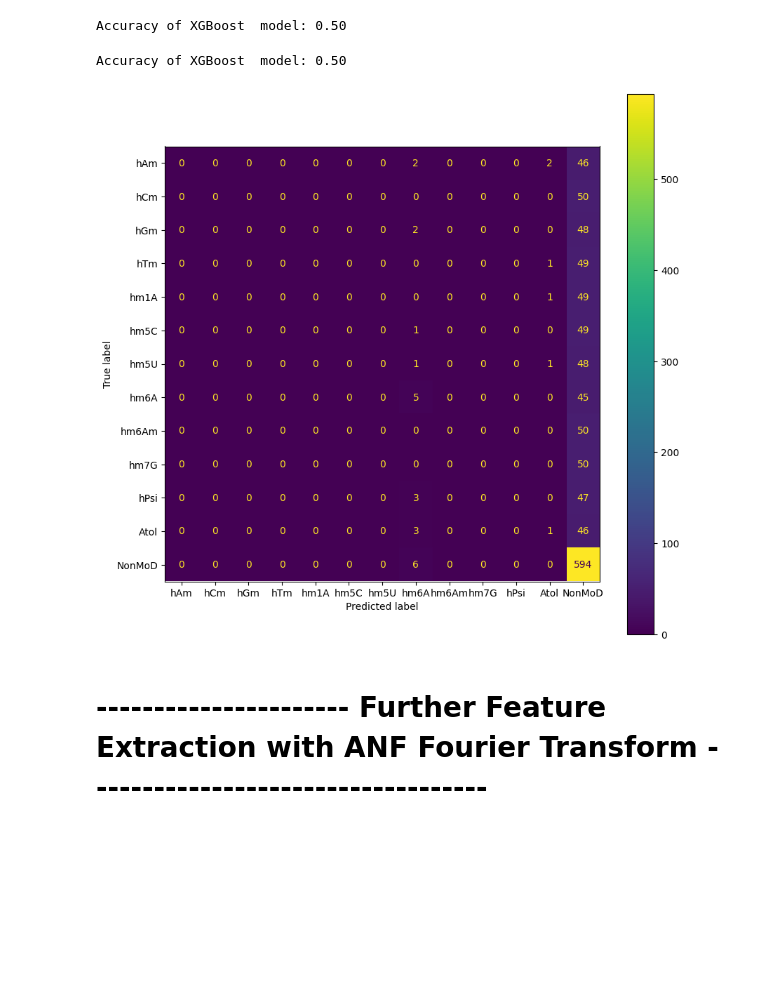
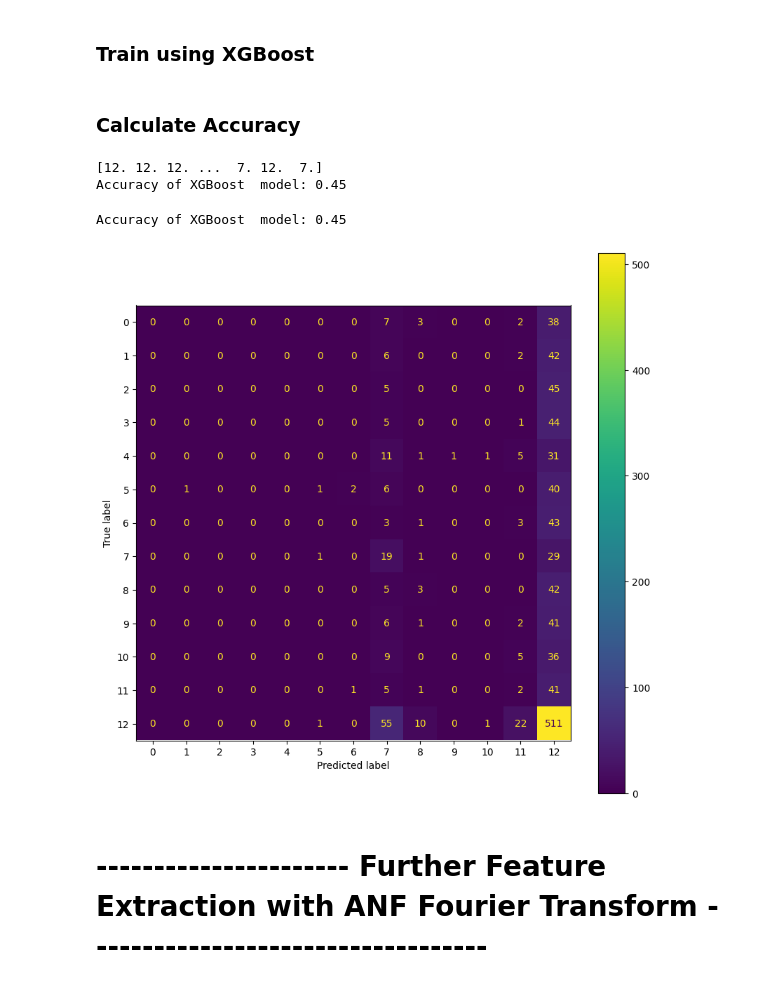
Before and after one commit to shashivish/RNA-ModX, a Jupyter notebook: RNAModXApp/notebooks/model_building/XGBoost_ANF_FeatureExtraction.ipynb, the cells around one changed output. Drawn from its saved outputs; the diff is of its cells as text; code cells hidden in the pictures; blank space fills up the shorter version.

Commit message:
Updated XGBoost Code

```diff
--- a/RNAModXApp/notebooks/model_building/XGBoost_ANF_FeatureExtraction.ipynb
+++ b/RNAModXApp/notebooks/model_building/XGBoost_ANF_FeatureExtraction.ipynb
@@ -93,0 +106,11 @@ XGBoostError: [09:57:31] C:\buildkite-agent\builds\buildkite-windows-cpu-autosca
+# %%
+#Code Reference : https://github.com/dmlc/xgboost/blob/master/demo/multiclass_classification/train.py
+x_train= x_train_encoded.tolist()
+y_train = y_train_original
+
+from imblearn.over_sampling import SMOTE
+sm = SMOTE(random_state=42)
+x_res, y_res = sm.fit_resample(x_train, y_train)
+
+
+print(y_res.value_counts())
@@ -93,0 +132,2 @@ XGBoostError: [09:57:31] C:\buildkite-agent\builds\buildkite-windows-cpu-autosca
+# %% [markdown]
+### Train using XGBoost
@@ -94,52 +151,37 @@ XGBoostError: [09:57:31] C:\buildkite-agent\builds\buildkite-windows-cpu-autosca
+# %% [markdown]
+### Calculate Accuracy
 # %%
+y_test=  y_test_raw.apply(decode_y , axis=1)
 
 x_test = encode_x(x_test_raw).tolist()
-y_test = encode_y(y_test_raw).tolist()
+xg_test = xgb.DMatrix(x_test, label=y_test)
 
-y_pred = clf.predict(x_test)
+#y_test = encode_y(y_test_raw).tolist()
+
+y_pred = bst.predict(xg_test)
+
+print(y_pred)
 
 # Calculate the accuracy score of the xgboost regression model
 accuracy = accuracy_score(y_test, y_pred)
 
 print("Accuracy of XGBoost  model: {:.2f}".format(accuracy))
 # %% [output]
-Accuracy of XGBoost  model: 0.50
+[12. 12. 12. ...  7. 12.  7.]
+Accuracy of XGBoost  model: 0.45
 # %%
-RMs = ['hAm','hCm','hGm','hTm','hm1A','hm5C','hm5U','hm6A','hm6Am','hm7G','hPsi','Atol','NonMoD']
-
-def decode_y(row):
-    decoded = ''
-    for index , n in enumerate(row) :
-        if n == 1 :
-            decoded = RMs[index]
-
-    if decoded == '':
-        return 'NonMoD'
-
-    return decoded
-
-
-y_test_decoded = []
-for y in y_test:
-    y_test_decoded.append(decode_y(y))
-
-y_predicted_decoded = []
-for a in y_pred:
-    y_predicted_decoded.append(decode_y(a))
-
-
 # Plot confusion matrix
-cm = confusion_matrix(y_test_decoded, y_predicted_decoded, labels=np.array(RMs))
+cm = confusion_matrix(y_test, y_pred, labels=np.array(RMEncoding))
 disp = ConfusionMatrixDisplay(confusion_matrix=cm,
-                              display_labels=np.array(RMs))
+                              display_labels=np.array(RMEncoding))
 
 fig, ax = plt.subplots(figsize=(10,10))
 disp.plot(ax=ax)
 
 print("Accuracy of XGBoost  model: {:.2f}".format(accuracy))
 # %% [output]
-Accuracy of XGBoost  model: 0.50
+Accuracy of XGBoost  model: 0.45
-[figure, old version]
+[figure, new version]
 # %% [markdown]
 #  ---------------------- Further Feature Extraction with ANF Fourier Transform -----------------------------------
 # %%
```
Also changed, not shown: parts of 12 cells of this notebook.
